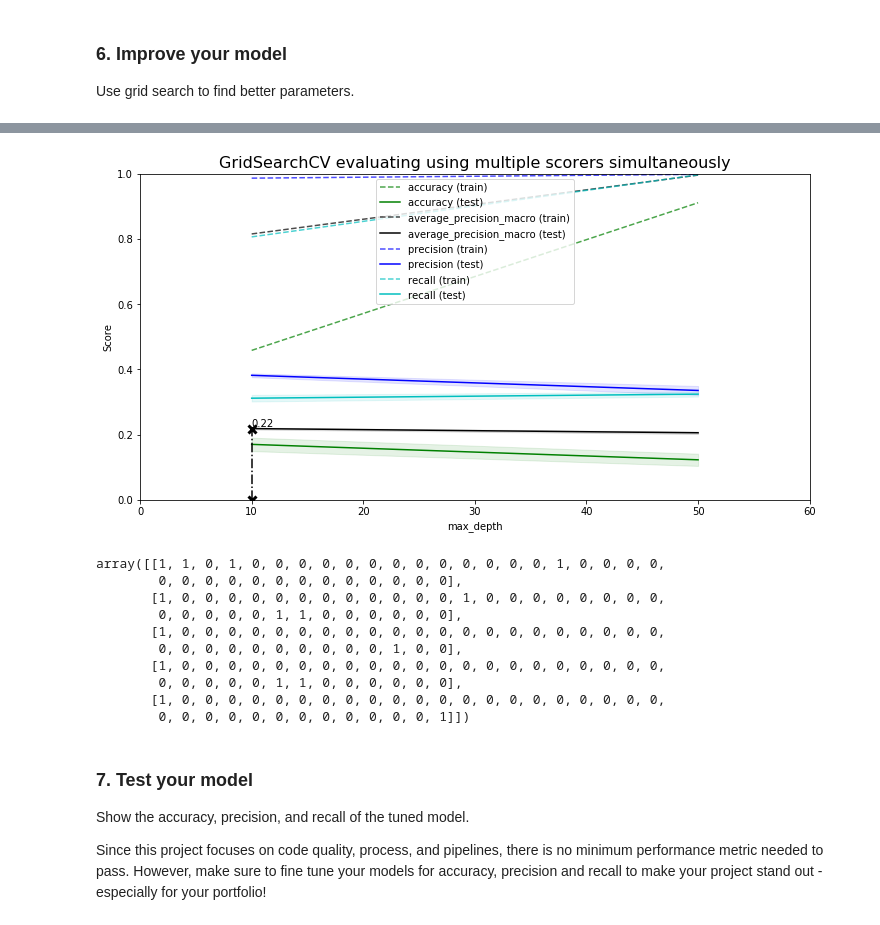
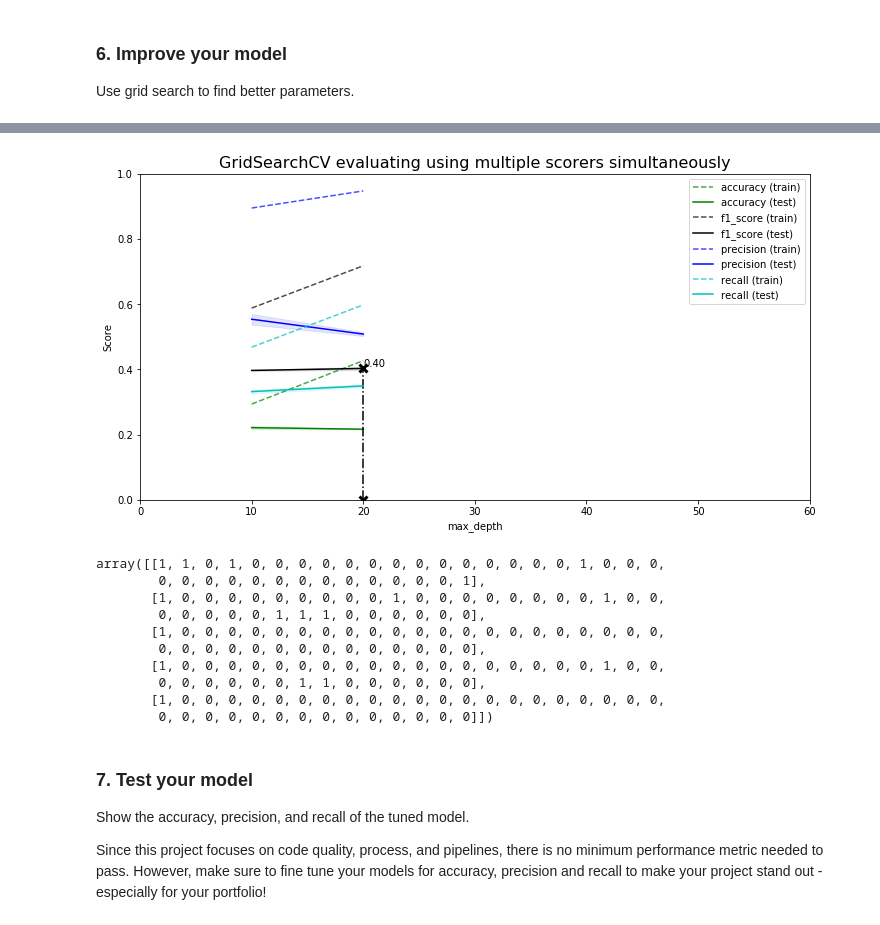
Before and after one commit to ankitaggarwal64/Disaster-Response-Pipelines, a Jupyter notebook: ML Pipeline Preparation.ipynb, the cells around one changed output, grey strips where cells are left out. Cells and saved outputs as stored; diff of their text form; code cells hidden in the pictures.

Commit message:
Update of gridsearch evaluation metric
Evaluation metric in grid search is changed from average precision score to F1score.

```diff
--- a/ML Pipeline Preparation.ipynb
+++ b/ML Pipeline Preparation.ipynb
@@ -239,17 +235,23 @@ Use grid search to find better parameters.
 import sklearn
 from sklearn.metrics import make_scorer
 from sklearn.metrics import accuracy_score,precision_score,recall_score,f1_score
-parameters = {'clf__estimator__max_depth': [10,20,50]}
+import warnings
+#import sklearn.exception
+X_train, X_test, y_train, y_test = train_test_split(X, Y, test_size=0.2, random_state=42)
+
+parameters = {'clf__estimator__max_depth': [10,20]}
 
 scoring = {'accuracy': make_scorer(accuracy_score),
            'precision': make_scorer(precision_score, average = 'macro'),
            'recall': make_scorer(recall_score, average = 'macro'),
-           'average_precision_macro': make_scorer(average_precision_score, average = 'macro')}
+           'f1_score': make_scorer(f1_score, average = 'macro')}
+
+#warnings.filterwarnings("ignore",category=sklearn.exceptions.UndefinedMetricWarning)
 
 # create grid search object and return as final model pipeline
 CV = GridSearchCV(estimator = pipeline,scoring = scoring ,
-                  param_grid = parameters,refit ="average_precision_macro"
-                  ,cv=3,return_train_score=True)
+                  param_grid = parameters,refit ="f1_score"
+                  ,cv=3,return_train_score=True,verbose =1)
 
 # train model
 CV.fit(X_train,y_train)
@@ -301,50 +303,50 @@ ax.set_ylim(0, 1)
 
 # Get the regular numpy array from the MaskedArray
 X_axis = np.array(results["param_clf__estimator__max_depth"].data,dtype=float) # need to check
 
 for scorer, color in zip(sorted(scoring), ['g', 'k','b','c']):
     for sample, style in (('train', '--'), ('test', '-')):
         sample_score_mean = results['mean_%s_%s' % (sample, scorer)]
         sample_score_std = results['std_%s_%s' % (sample, scorer)]
         ax.fill_between(X_axis, sample_score_mean - sample_score_std,
                         sample_score_mean + sample_score_std,
                         alpha=0.1 if sample == 'test' else 0, color=color)
         ax.plot(X_axis, sample_score_mean, style, color=color,
                 alpha=1 if sample == 'test' else 0.7,
                 label="%s (%s)" % (scorer, sample))
 
     best_index = np.nonzero(results['rank_test_%s' % scorer] == 1)[0][0]
     best_score = results['mean_test_%s' % scorer][best_index]
 
     # Plot a dotted vertical line at the best score for that scorer marked by x
-    if scorer == 'average_precision_macro':
+    if scorer == 'f1_score':
         ax.plot([X_axis[best_index], ] * 2, [0, best_score],
             linestyle='-.', color=color, marker='x', markeredgewidth=3, ms=8)
 
         # Annotate the best score for that scorer
         ax.annotate("%0.2f" % best_score,
                 (X_axis[best_index], best_score + 0.005))
 
 plt.legend(loc="best")
 plt.grid(False)
 plt.show()
 # %% [output]
-[figure, old version]
+[figure, new version]
 # %%
 # looking at predictions
 y_pred = CV.predict(X_test)
 y_pred[0:5]
 # %% [output]
-array([[1, 1, 0, 1, 0, 0, 0, 0, 0, 0, 0, 0, 0, 0, 0, 0, 0, 1, 0, 0, 0, 0,
-        0, 0, 0, 0, 0, 0, 0, 0, 0, 0, 0, 0, 0],
-       [1, 0, 0, 0, 0, 0, 0, 0, 0, 0, 0, 0, 0, 1, 0, 0, 0, 0, 0, 0, 0, 0,
-        0, 0, 0, 0, 0, 1, 1, 0, 0, 0, 0, 0, 0],
+array([[1, 1, 0, 1, 0, 0, 0, 0, 0, 0, 0, 0, 0, 0, 0, 0, 0, 0, 1, 0, 0, 0,
+        0, 0, 0, 0, 0, 0, 0, 0, 0, 0, 0, 0, 0, 1],
+       [1, 0, 0, 0, 0, 0, 0, 0, 0, 0, 1, 0, 0, 0, 0, 0, 0, 0, 0, 1, 0, 0,
+        0, 0, 0, 0, 0, 1, 1, 1, 0, 0, 0, 0, 0, 0],
        [1, 0, 0, 0, 0, 0, 0, 0, 0, 0, 0, 0, 0, 0, 0, 0, 0, 0, 0, 0, 0, 0,
-        0, 0, 0, 0, 0, 0, 0, 0, 0, 0, 1, 0, 0],
+        0, 0, 0, 0, 0, 0, 0, 0, 0, 0, 0, 0, 0, 0],
+       [1, 0, 0, 0, 0, 0, 0, 0, 0, 0, 0, 0, 0, 0, 0, 0, 0, 0, 0, 1, 0, 0,
+        0, 0, 0, 0, 0, 0, 1, 1, 0, 0, 0, 0, 0, 0],
        [1, 0, 0, 0, 0, 0, 0, 0, 0, 0, 0, 0, 0, 0, 0, 0, 0, 0, 0, 0, 0, 0,
-        0, 0, 0, 0, 0, 1, 1, 0, 0, 0, 0, 0, 0],
-       [1, 0, 0, 0, 0, 0, 0, 0, 0, 0, 0, 0, 0, 0, 0, 0, 0, 0, 0, 0, 0, 0,
-        0, 0, 0, 0, 0, 0, 0, 0, 0, 0, 0, 0, 1]])
+        0, 0, 0, 0, 0, 0, 0, 0, 0, 0, 0, 0, 0, 0]])
 # %% [markdown]
 ### 7. Test your model
 Show the accuracy, precision, and recall of the tuned model.
```
Also changed, not shown: parts of 8 cells of this notebook.
